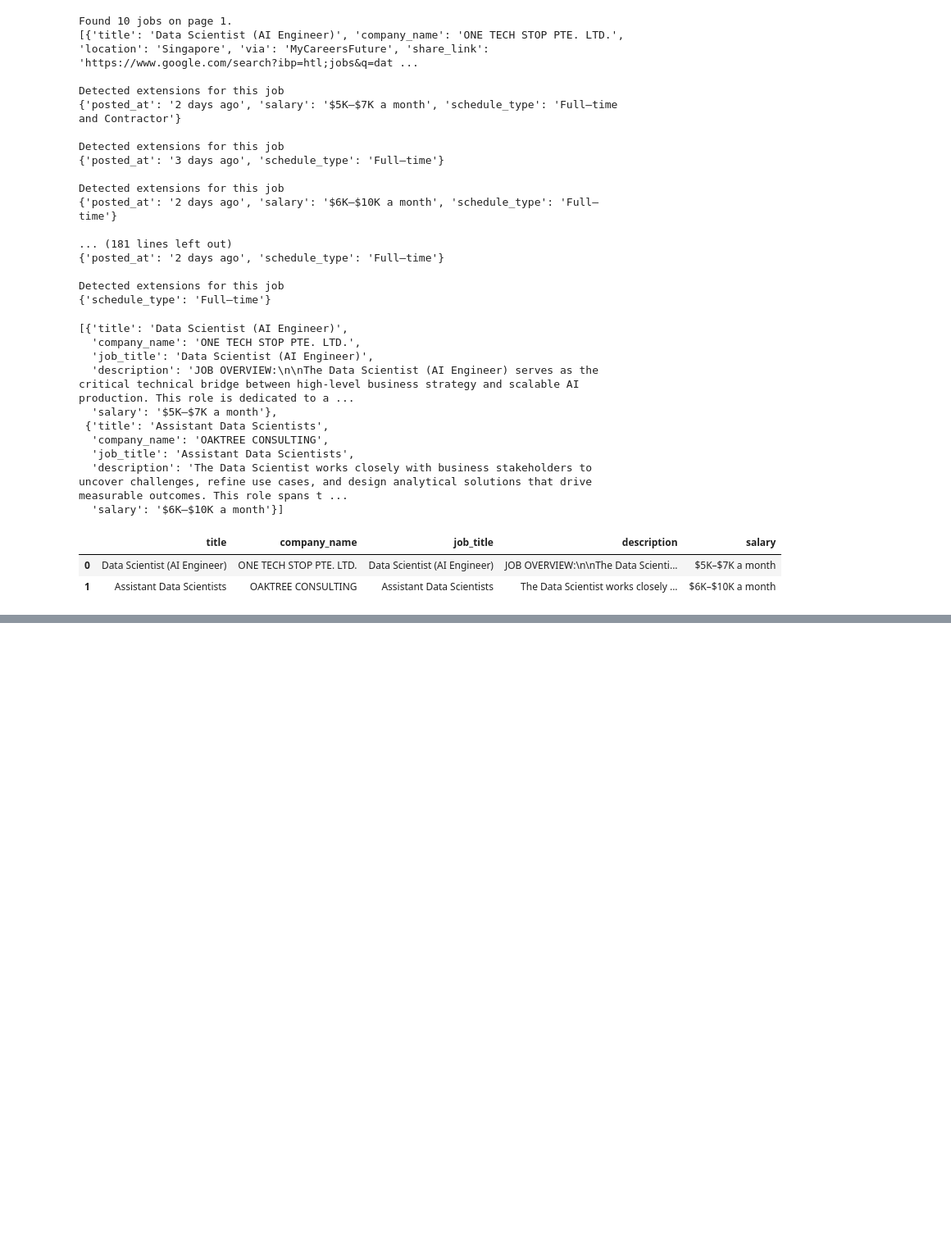
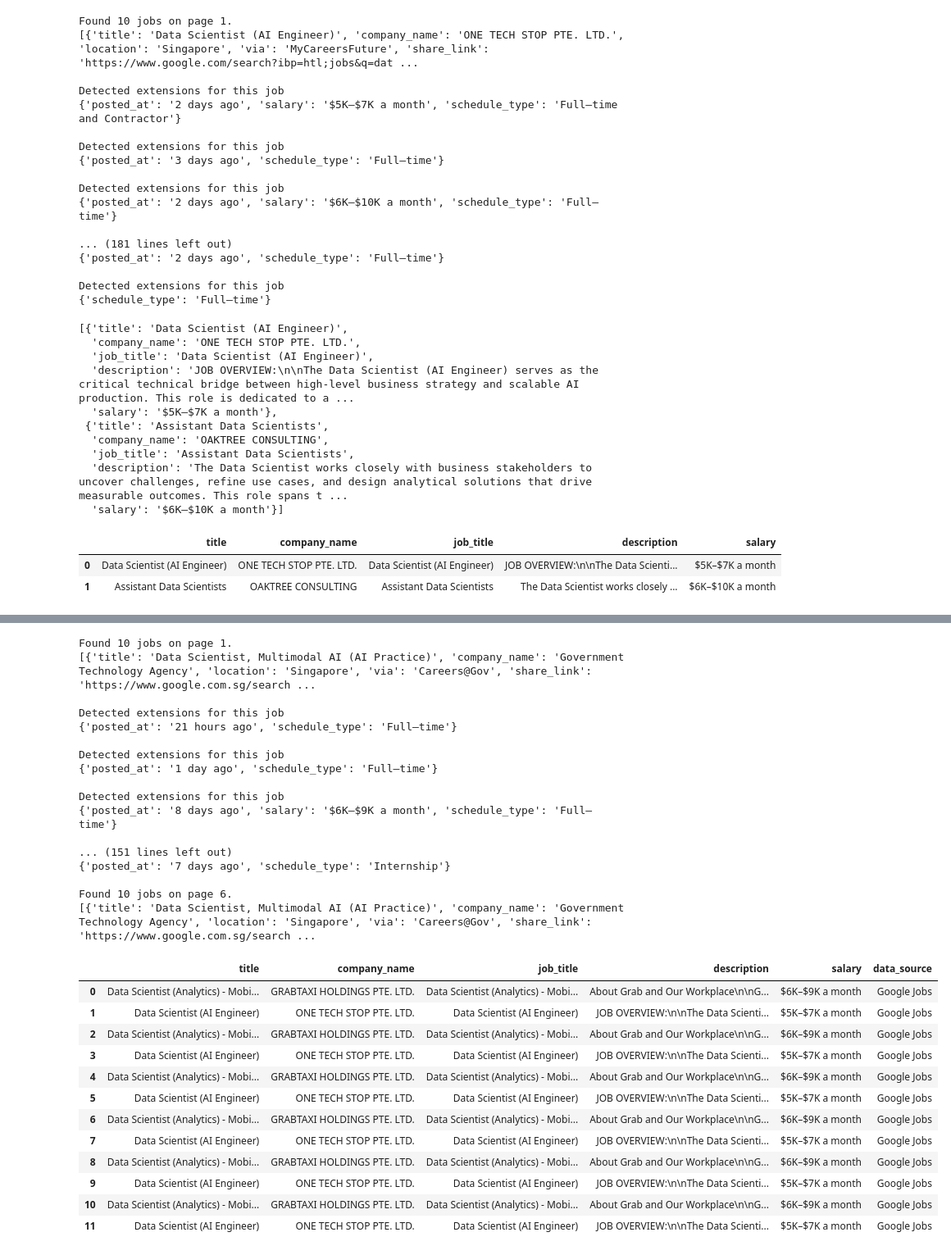
Before and after one commit to dodyharianto/singapore-tech-jobs-salary-predictor, a Jupyter notebook: notebooks/google-jobs-scraping.ipynb, the cells around one changed output, grey strips where cells are left out. Shown at 82% size. Saved outputs shown, nothing was run; the diff lists cells and outputs as text; code cells hidden in the pictures; blank space fills up the shorter version.

```diff
--- a/notebooks/google-jobs-scraping.ipynb
+++ b/notebooks/google-jobs-scraping.ipynb
@@ -319,0 +328,77 @@ pd.DataFrame(jobs_with_salary)
+# %%
+page_number = 0
+page_number_limit = 5
+query = 'data scientist'
+jobs_with_salary = []
+while page_number <= page_number_limit:
+    search_params = {
+        'engine': 'google_jobs',
+        'q': query,
+        'location': 'Singapore',
+        'google_domain': 'google.com.sg',
+        'hl': 'en',
+        'gl': 'sg',
+    }
+
+    results = client.search(search_params)
+    jobs = results['jobs_results']
+    print(f'\nFound {len(jobs)} jobs on page {page_number + 1}.')
+    print(jobs)
+    if len(jobs) == 0:
+        print('No more jobs found.')
+        break
+
+    for job in jobs:
+        detected_extensions = job.get('detected_extensions', {})
+        print('\nDetected extensions for this job')
+        print(detected_extensions)
+        if 'salary' in detected_extensions.keys():
+            jobs_with_salary.append({
+                'title': job['title'],
+                'company_name': job['company_name'],
+                'job_title': job['job_title'],
+                'description': job['description'],
+                'salary': detected_extensions['salary'],
+            })
+
+    next_page_token = results['serpapi_pagination']['next_page_token']
+    if next_page_token:
+        search_params['next_page_token'] = next_page_token
+    else:
+        break
+    page_number += 1
+
+jobs_with_salary_df = pd.DataFrame(jobs_with_salary)
+jobs_with_salary_df['data_source'] = 'Google Jobs'
+jobs_with_salary_df
+# %% [output]
+Found 10 jobs on page 1.
+[{'title': 'Data Scientist, Multimodal AI (AI Practice)', 'company_name': 'Government Technology Agency', 'location': 'Singapore', 'via': 'Careers@Gov', 'share_link': 'https://www.google.com.sg/search ...
+
+Detected extensions for this job
+{'posted_at': '21 hours ago', 'schedule_type': 'Full–time'}
+
+Detected extensions for this job
+{'posted_at': '1 day ago', 'schedule_type': 'Full–time'}
+
+Detected extensions for this job
+{'posted_at': '8 days ago', 'salary': '$6K–$9K a month', 'schedule_type': 'Full–time'}
+
+... (151 lines left out)
+{'posted_at': '7 days ago', 'schedule_type': 'Internship'}
+
+Found 10 jobs on page 6.
+[{'title': 'Data Scientist, Multimodal AI (AI Practice)', 'company_name': 'Government Technology Agency', 'location': 'Singapore', 'via': 'Careers@Gov', 'share_link': 'https://www.google.com.sg/search ...
+|  | title | company_name | job_title | description | salary | data_source |
+| 0 | Data Scientist (Analytics) - Mobi... | GRABTAXI HOLDINGS PTE. LTD. | Data Scientist (Analytics) - Mobi... | About Grab and Our Workplace\n\nG... | $6K–$9K a month | Google Jobs |
+| 1 | Data Scientist (AI Engineer) | ONE TECH STOP PTE. LTD. | Data Scientist (AI Engineer) | JOB OVERVIEW:\n\nThe Data Scienti... | $5K–$7K a month | Google Jobs |
+| 2 | Data Scientist (Analytics) - Mobi... | GRABTAXI HOLDINGS PTE. LTD. | Data Scientist (Analytics) - Mobi... | About Grab and Our Workplace\n\nG... | $6K–$9K a month | Google Jobs |
+| 3 | Data Scientist (AI Engineer) | ONE TECH STOP PTE. LTD. | Data Scientist (AI Engineer) | JOB OVERVIEW:\n\nThe Data Scienti... | $5K–$7K a month | Google Jobs |
+| 4 | Data Scientist (Analytics) - Mobi... | GRABTAXI HOLDINGS PTE. LTD. | Data Scientist (Analytics) - Mobi... | About Grab and Our Workplace\n\nG... | $6K–$9K a month | Google Jobs |
+| 5 | Data Scientist (AI Engineer) | ONE TECH STOP PTE. LTD. | Data Scientist (AI Engineer) | JOB OVERVIEW:\n\nThe Data Scienti... | $5K–$7K a month | Google Jobs |
+| 6 | Data Scientist (Analytics) - Mobi... | GRABTAXI HOLDINGS PTE. LTD. | Data Scientist (Analytics) - Mobi... | About Grab and Our Workplace\n\nG... | $6K–$9K a month | Google Jobs |
+| 7 | Data Scientist (AI Engineer) | ONE TECH STOP PTE. LTD. | Data Scientist (AI Engineer) | JOB OVERVIEW:\n\nThe Data Scienti... | $5K–$7K a month | Google Jobs |
+| 8 | Data Scientist (Analytics) - Mobi... | GRABTAXI HOLDINGS PTE. LTD. | Data Scientist (Analytics) - Mobi... | About Grab and Our Workplace\n\nG... | $6K–$9K a month | Google Jobs |
+| 9 | Data Scientist (AI Engineer) | ONE TECH STOP PTE. LTD. | Data Scientist (AI Engineer) | JOB OVERVIEW:\n\nThe Data Scienti... | $5K–$7K a month | Google Jobs |
+| 10 | Data Scientist (Analytics) - Mobi... | GRABTAXI HOLDINGS PTE. LTD. | Data Scientist (Analytics) - Mobi... | About Grab and Our Workplace\n\nG... | $6K–$9K a month | Google Jobs |
+| 11 | Data Scientist (AI Engineer) | ONE TECH STOP PTE. LTD. | Data Scientist (AI Engineer) | JOB OVERVIEW:\n\nThe Data Scienti... | $5K–$7K a month | Google Jobs |
```
Also changed, not shown: parts of 4 cells of this notebook.
